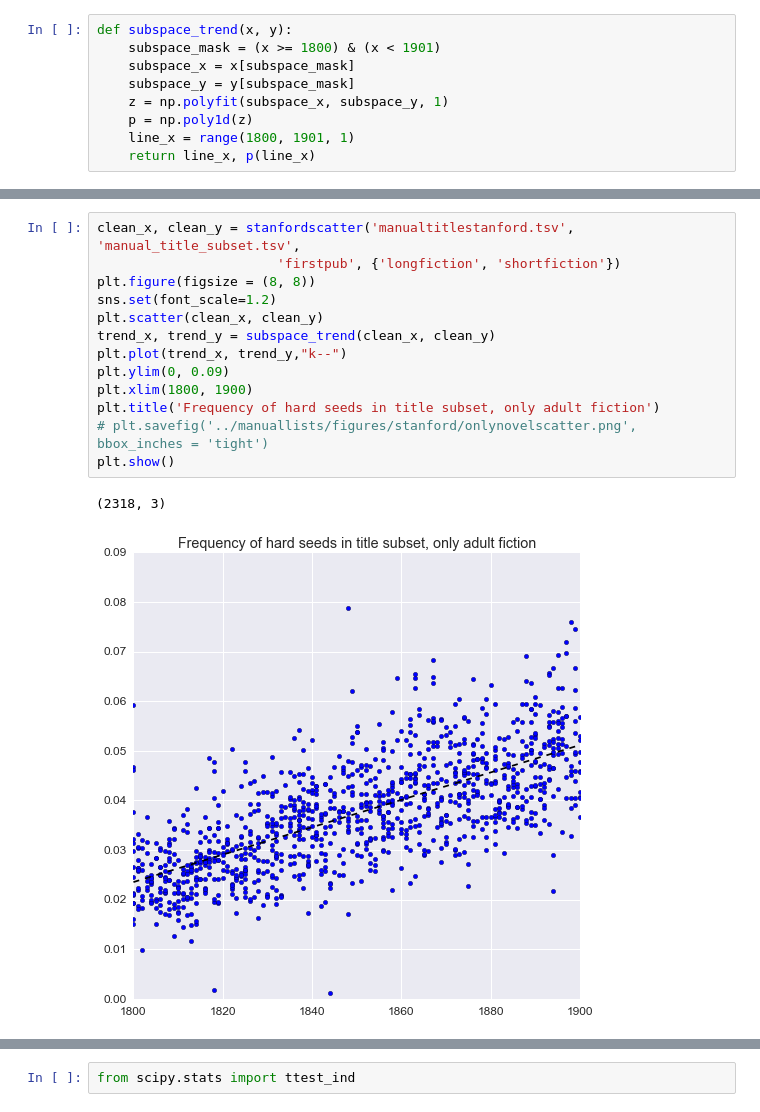
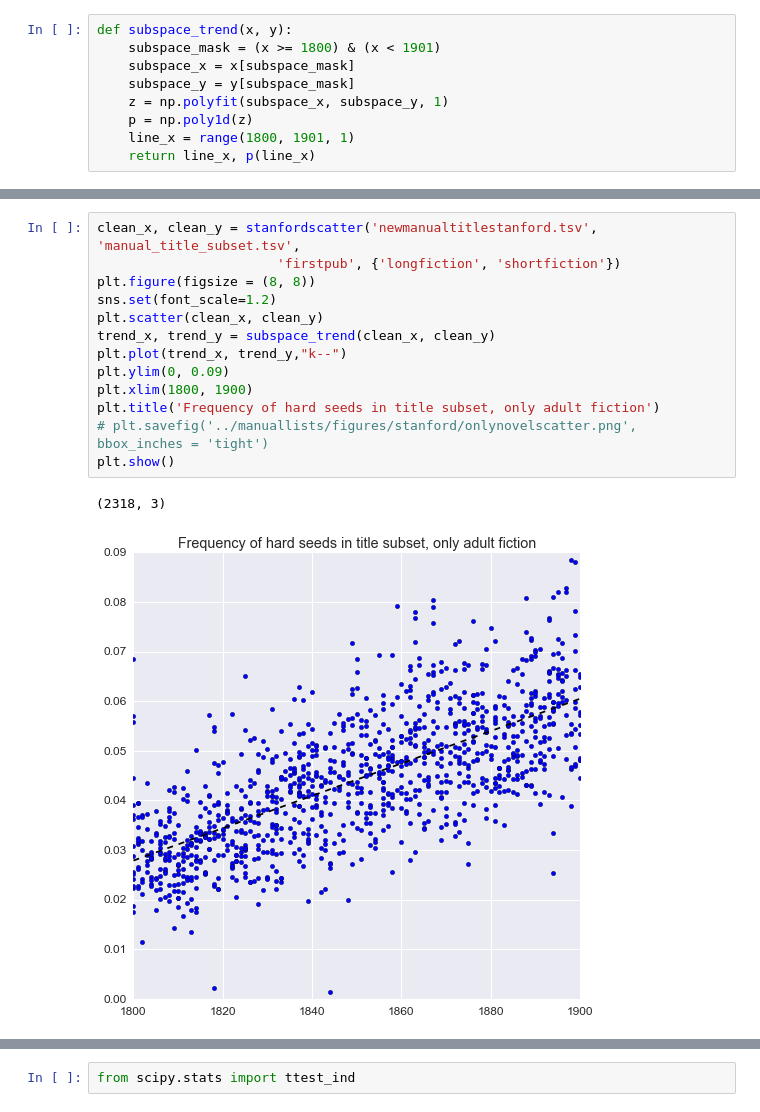
Before and after one commit to tedunderwood/noveltmmeta, a Jupyter notebook: reportcode/compare_stanford_trends.ipynb, the cells around one changed output, grey strips where cells are left out. Cells and saved outputs as stored; diff of their text form.

```diff
--- a/reportcode/compare_stanford_trends.ipynb
+++ b/reportcode/compare_stanford_trends.ipynb
@@ -109,19 +109,19 @@ plt.show()
 # %%
-clean_x, clean_y = stanfordscatter('manualtitlestanford.tsv', 'manual_title_subset.tsv',
+clean_x, clean_y = stanfordscatter('newmanualtitlestanford.tsv', 'manual_title_subset.tsv',
                        'firstpub', {'longfiction', 'shortfiction'})
 plt.figure(figsize = (8, 8))
 sns.set(font_scale=1.2)
 plt.scatter(clean_x, clean_y)
 trend_x, trend_y = subspace_trend(clean_x, clean_y)
 plt.plot(trend_x, trend_y,"k--")
 plt.ylim(0, 0.09)
 plt.xlim(1800, 1900)
 plt.title('Frequency of hard seeds in title subset, only adult fiction')
 # plt.savefig('../manuallists/figures/stanford/onlynovelscatter.png', bbox_inches = 'tight')
 plt.show()
 # %% [output]
 (2318, 3)
-[figure, old version]
+[figure, new version]
 # %%
 fig, (ax1, ax2) = plt.subplots(1, 2, sharey=True, figsize = (14, 7))
 ax1.set_ylim(0, 0.09)
```
Also changed, not shown: parts of 20 cells of this notebook.
